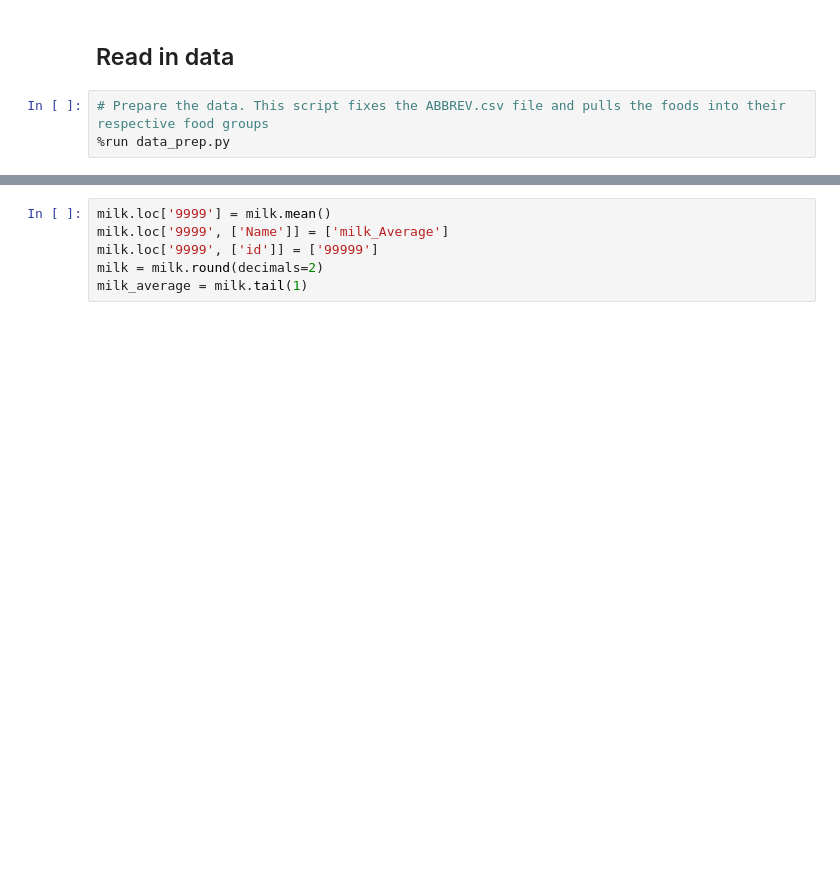
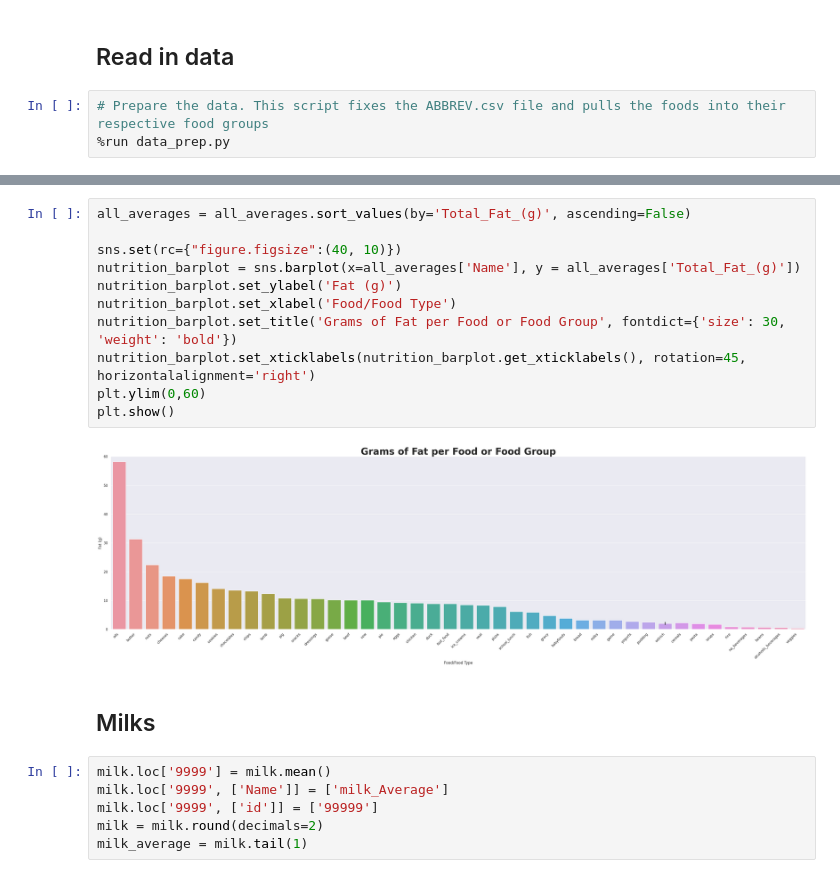
Before and after one commit to Dylanbbenson/Food_Nutrition_Analysis, a Jupyter notebook: Food_Nutrition_Analysis.ipynb, the cells around one changed output, grey strips where cells are left out. Cells and saved outputs as stored; diff of their text form; blank space fills up the shorter version.

```diff
--- a/Food_Nutrition_Analysis.ipynb
+++ b/Food_Nutrition_Analysis.ipynb
@@ -41,3 +56,18 @@ all_averages
+# %%
+all_averages = all_averages.sort_values(by='Total_Fat_(g)', ascending=False)
+
+sns.set(rc={"figure.figsize":(40, 10)})
+nutrition_barplot = sns.barplot(x=all_averages['Name'], y = all_averages['Total_Fat_(g)'])
+nutrition_barplot.set_ylabel('Fat (g)')
+nutrition_barplot.set_xlabel('Food/Food Type')
+nutrition_barplot.set_title('Grams of Fat per Food or Food Group', fontdict={'size': 30, 'weight': 'bold'})
+nutrition_barplot.set_xticklabels(nutrition_barplot.get_xticklabels(), rotation=45, horizontalalignment='right')
+plt.ylim(0,60)
+plt.show()
+# %% [output]
+[figure, added]
+# %% [markdown]
+## Milks
 # %%
 milk.loc['9999'] = milk.mean()
 milk.loc['9999', ['Name']] = ['milk_Average']
```
Also changed, not shown: parts of 7 cells of this notebook, 1 other file.
